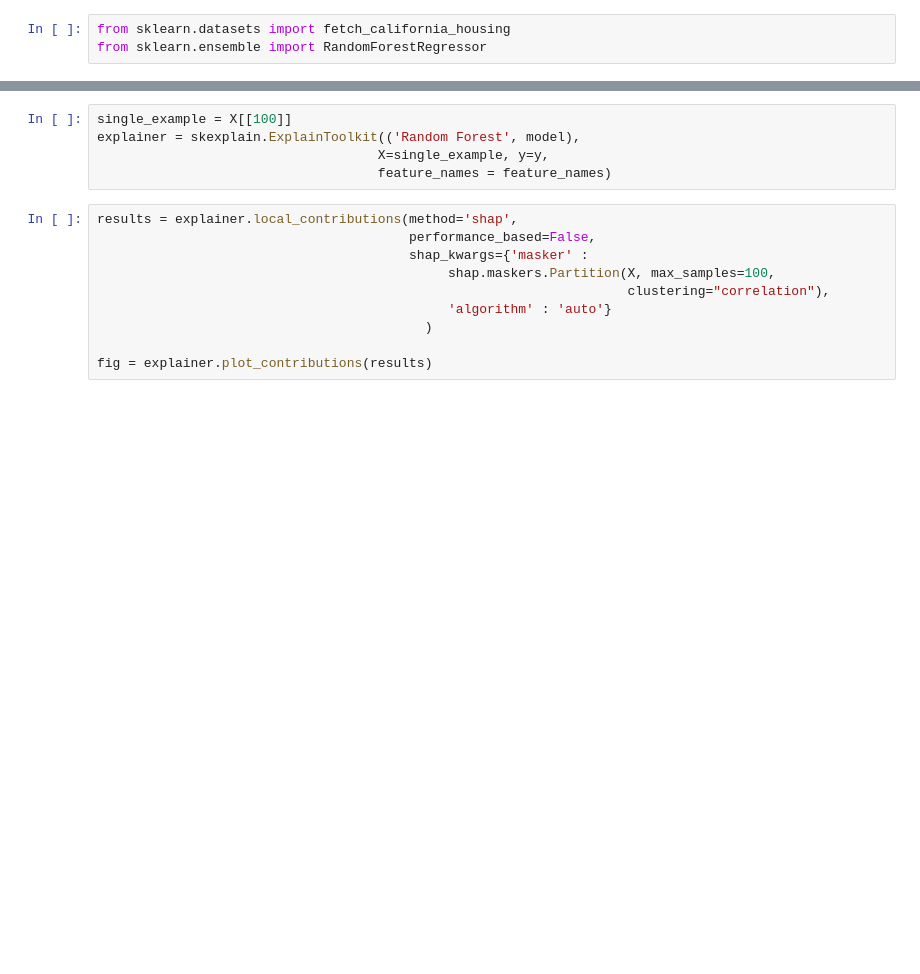
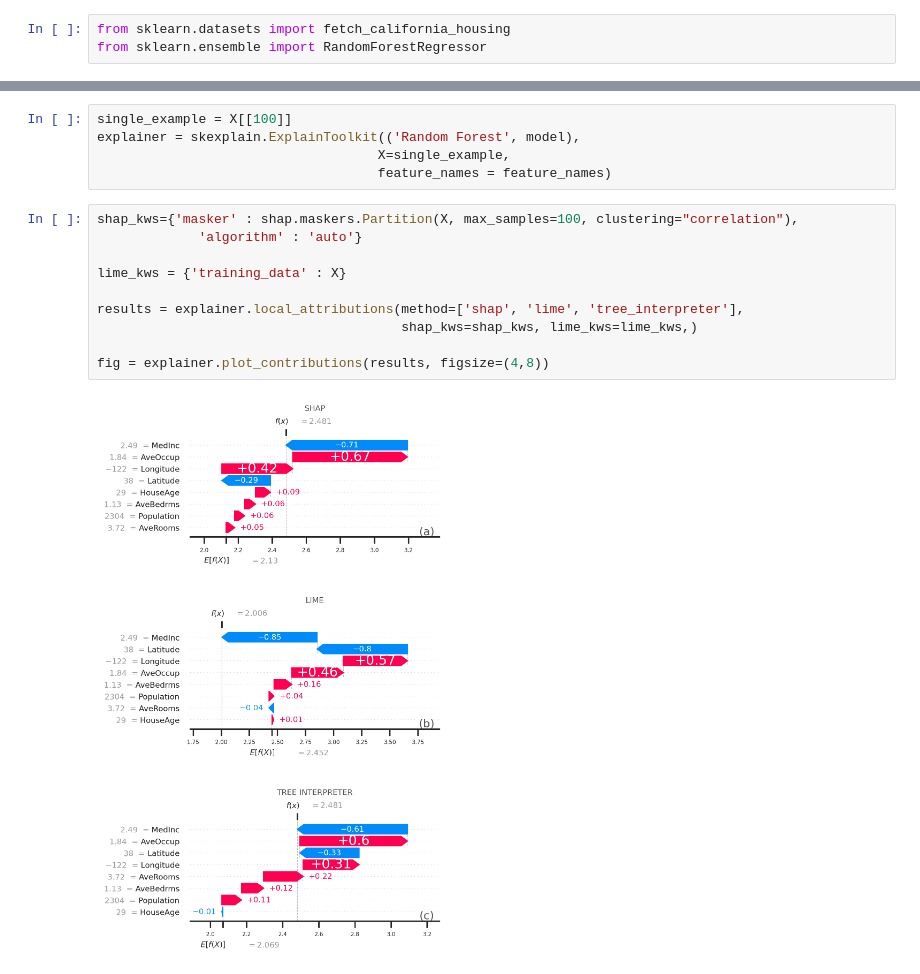
Before and after one commit to monte-flora/scikit-explain, a Jupyter notebook: tutorial_notebooks/feature_contributions.ipynb, the cells around one changed output, grey strips where cells are left out. Drawn from its saved outputs; the diff is of its cells as text; blank space fills up the shorter version.

```diff
--- a/tutorial_notebooks/feature_contributions.ipynb
+++ b/tutorial_notebooks/feature_contributions.ipynb
@@ -152,15 +121,17 @@ model.fit(X,y)
 # %%
 single_example = X[[100]]
 explainer = skexplain.ExplainToolkit(('Random Forest', model),
-                                    X=single_example, y=y,
+                                    X=single_example,
                                     feature_names = feature_names)
 # %%
-results = explainer.local_contributions(method='shap',
-                                        performance_based=False,
-                                        shap_kwargs={'masker' :
-                                             shap.maskers.Partition(X, max_samples=100,
-                                                                    clustering="correlation"),
-                                             'algorithm' : 'auto'}
-                                          )
+shap_kws={'masker' : shap.maskers.Partition(X, max_samples=100, clustering="correlation"),
+             'algorithm' : 'auto'}
 
-fig = explainer.plot_contributions(results)
+lime_kws = {'training_data' : X}
+
+results = explainer.local_attributions(method=['shap', 'lime', 'tree_interpreter'],
+                                       shap_kws=shap_kws, lime_kws=lime_kws,)
+
+fig = explainer.plot_contributions(results, figsize=(4,8))
+# %% [output]
+[figure, added]
```
Also changed, not shown: parts of 22 cells of this notebook, 8 other files.
